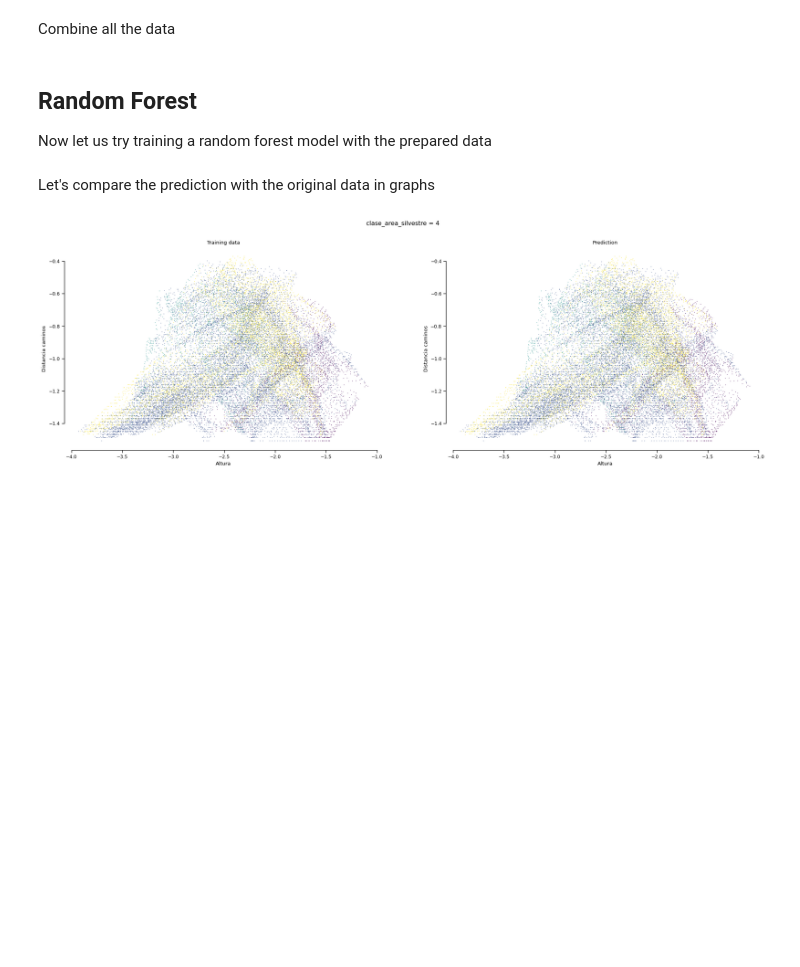
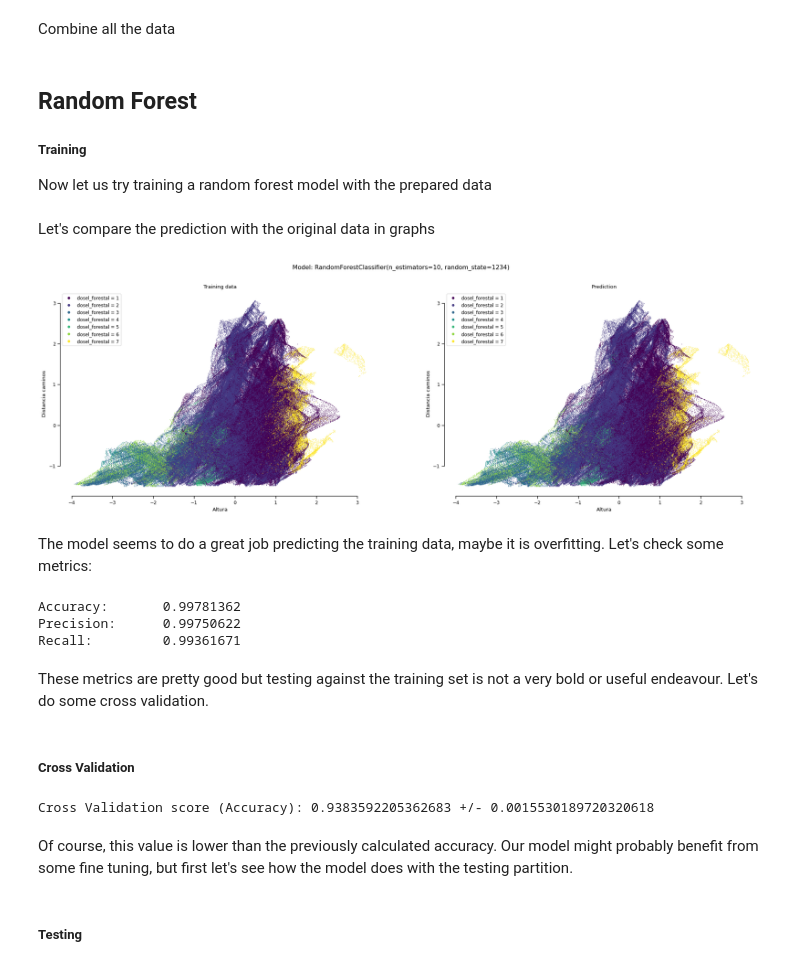
Before and after one commit to studentenherz/MLF_Vegetation, a Jupyter notebook: notebooks/model_training.ipynb, the cells around one changed output. Saved outputs shown, nothing was run; the diff lists cells and outputs as text; code cells hidden in the pictures; blank space fills up the shorter version.

```diff
--- a/notebooks/model_training.ipynb
+++ b/notebooks/model_training.ipynb
@@ -57,7 +57,8 @@ cat_features = [
 	'clase_area_silvestre_4',
 	'clase_suelo_10',
 	'clase_suelo_39',
-	'clase_suelo_38'
+	'clase_suelo_38',
+	'clase_suelo'
 	]
 
 num_data = data.drop(cat_features, axis=1)
@@ -73,6 +74,8 @@ prep_data = np.concatenate([scaled_num_data, cat_data.to_numpy()], axis=1)
 # %% [markdown]
 ## Random Forest
 
+##### Training
+
 Now let us try training a random forest model with the prepared data
 # %%
 from sklearn.ensemble import RandomForestClassifier
@@ -84,32 +87,65 @@ rf_prediction = rf_classifier.predict(prep_data)
 Let's compare the prediction with the original data in graphs
 # %%
 from matplotlib import pyplot as plt
-import seaborn as sns
-
-# Columns are
-# ===========
-# altura	exposicion	inclinacion_suelo	distancia_agua	altura_agua	distancia_caminos	sombra_maniana	sombra_mediodia	sombra_tarde	distancia_fuego	clase_suelo	sombra	clase_area_silvestre_1	clase_area_silvestre_2	clase_area_silvestre_3	clase_area_silvestre_4	clase_suelo_10	clase_suelo_39	clase_suelo_38
 
 idx_altura = 0; idx_inclinacion_suelo = 2; idx_distancia_caminos = 5; idx_sombra = 11; idx_clase_area_silvestre_4 = 15;
 
+
 fig = plt.figure(figsize=(24, 7))
-fig.suptitle("clase_area_silvestre = 4")
+fig.suptitle(f'Model: {rf_classifier}')
 sns.set_context("paper")
 
-mask = prep_data.T[idx_clase_area_silvestre_4].astype('bool')
+# mask = np.logical_not(prep_data.T[idx_clase_area_silvestre_4].astype('bool'))
+ax = fig.add_subplot(121, title="Training data")
+ax.scatter(prep_data.T[idx_altura], prep_data.T[idx_distancia_caminos], c=target, s=0.1)
 
-ax = fig.add_subplot(121, title="Training data")
-ax.scatter(prep_data.T[idx_altura][mask], prep_data.T[idx_distancia_caminos][mask], c=target[mask], s=0.1)
+# Legend handles
+lp = lambda i: plt.plot([],color=sc.cmap(sc.norm(i)), mec='none', label=f'dosel_forestal = {i:g}', ls='', marker='o')[0]
+handles = [lp(i) for i in np.unique(target)]
+plt.legend(handles=handles)
 
 ax.set_xlabel("Altura")
 ax.set_ylabel("Distancia caminos")
 
 ax = fig.add_subplot(122, title="Prediction")
-ax.scatter(prep_data.T[idx_altura][mask], prep_data.T[idx_distancia_caminos][mask], c=rf_prediction[mask], s=0.1)
+sc = ax.scatter(prep_data.T[idx_altura], prep_data.T[idx_distancia_caminos], c=rf_prediction, s=0.1)
+
+# Legend handles
+handles = [lp(i) for i in np.unique(rf_prediction)]
+plt.legend(handles=handles)
 
 ax.set_xlabel("Altura")
 ax.set_ylabel("Distancia caminos")
 
 sns.despine(trim=True)
 # %% [output]
-[figure, old version]
+[figure, new version]
+# %% [markdown]
+The model seems to do a great job predicting the training data, maybe it is overfitting. Let's check some metrics:
+# %%
+from sklearn.metrics import accuracy_score, precision_score, recall_score
+
+acc = accuracy_score(target.to_numpy(), rf_prediction)
+prec = precision_score(target.to_numpy(), rf_prediction, average='macro')
+rec = recall_score(target.to_numpy(), rf_prediction, average='macro')
+
+print(f'Accuracy:\t{acc:.8f}\nPrecision:\t{prec:.8f}\nRecall:\t\t{rec:.8f}')
+# %% [output]
+Accuracy:       0.99781362
+Precision:      0.99750622
+Recall:         0.99361671
+# %% [markdown]
+These metrics are pretty good but testing against the training set is not a very bold or useful endeavour. Let's do some cross validation.
+# %% [markdown]
+##### Cross Validation
+# %%
+from sklearn.model_selection import cross_val_score
+
+rf_cv_scores = cross_val_score(rf_classifier, prep_data, target, cv=10)
+print(f'Cross Validation score (Accuracy): {rf_cv_scores.mean()} +/- {rf_cv_scores.std()}')
+# %% [output]
+Cross Validation score (Accuracy): 0.9383592205362683 +/- 0.0015530189720320618
+# %% [markdown]
+Of course, this value is lower than the previously calculated accuracy. Our model might probably benefit from some fine tuning, but first let's see how the model does with the testing partition.
+# %% [markdown]
+##### Testing
```
Also changed, not shown: parts of 21 cells of this notebook, 3 other files.
